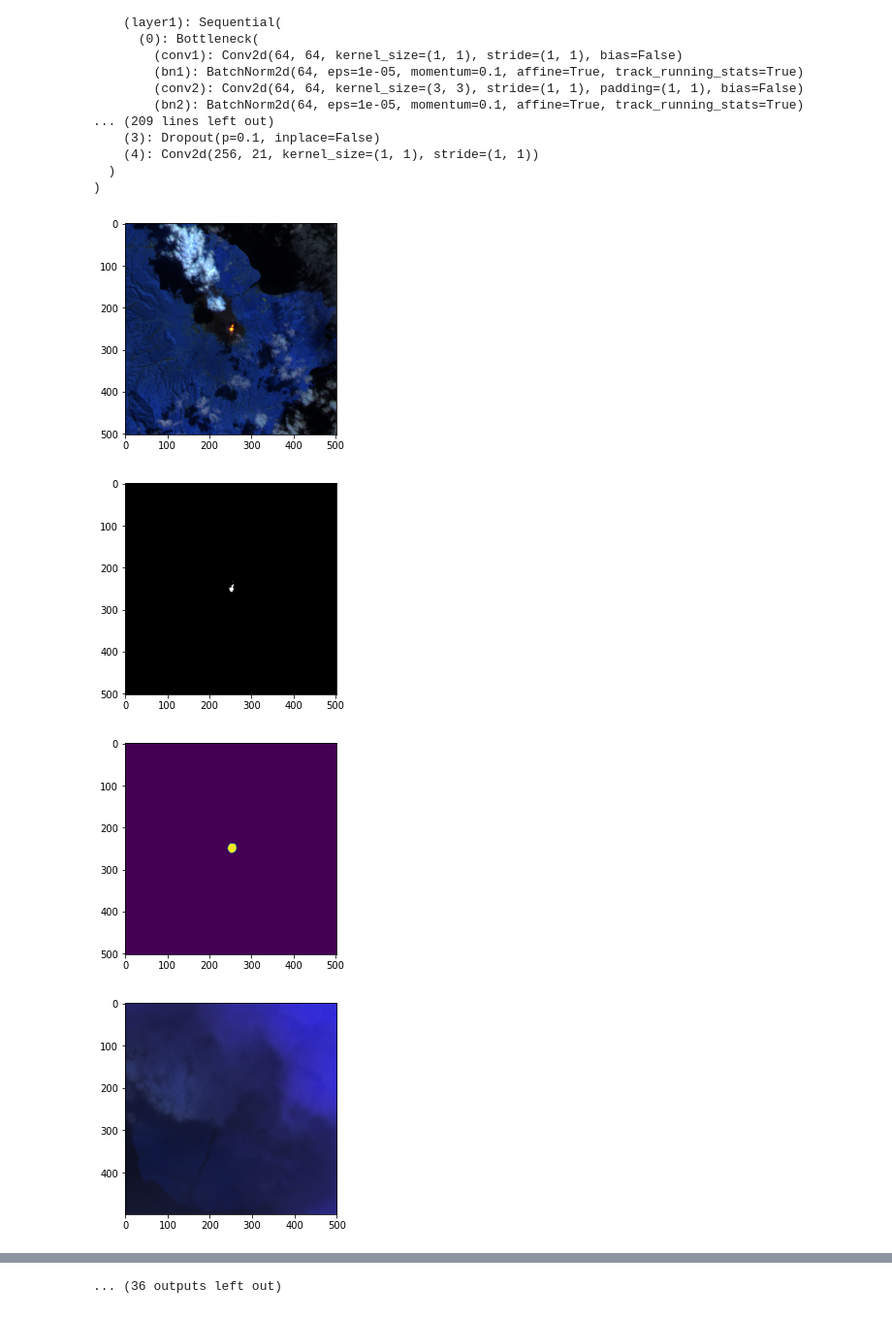
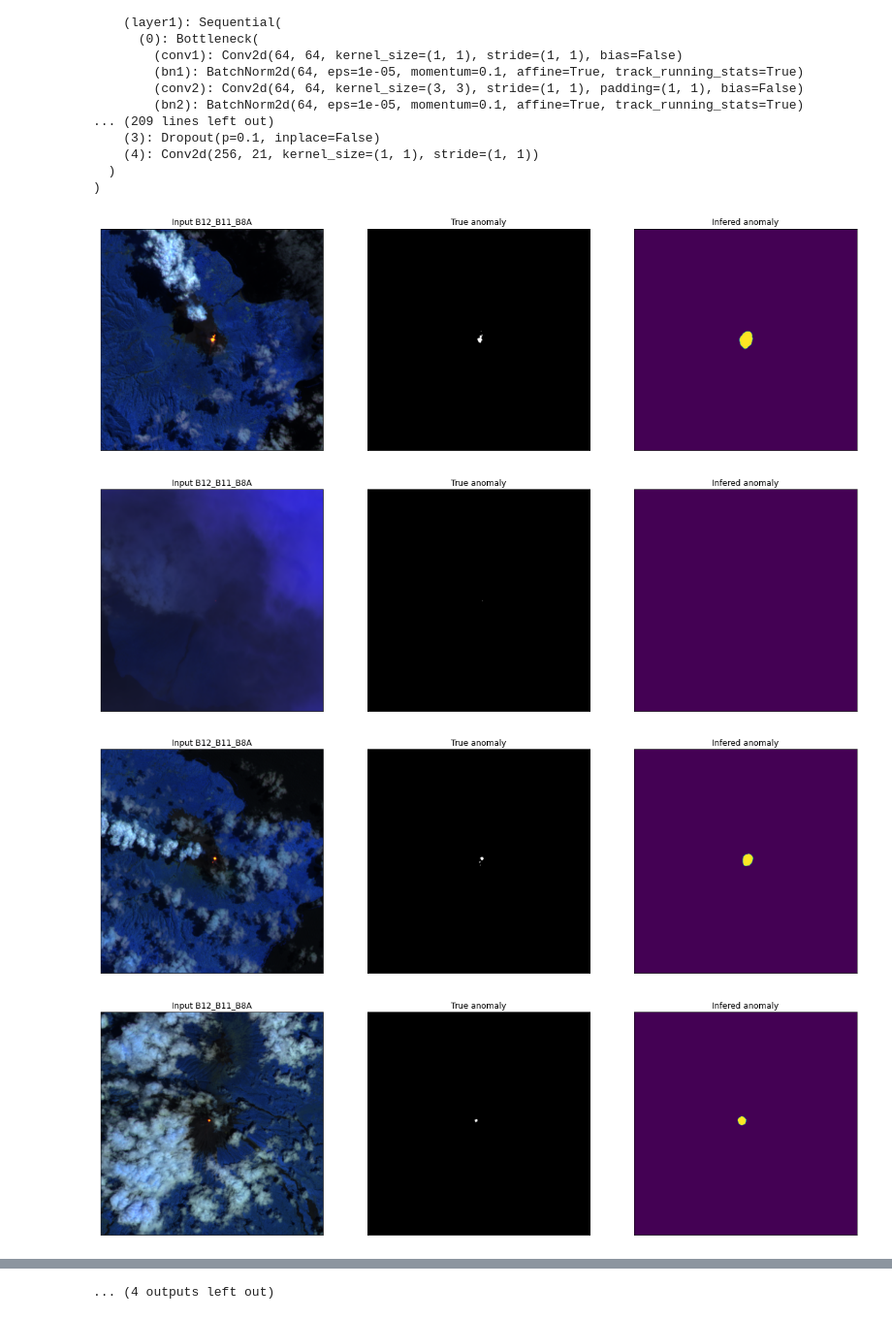
Before and after one commit to rulas99/thermal_anomaly_detection, a Jupyter notebook: InferData.ipynb, the cells around one changed output, grey strips where cells are left out. Shown at 97% size. Drawn from its saved outputs; the diff is of its cells as text; code cells hidden in the pictures.

```diff
--- a/InferData.ipynb
+++ b/InferData.ipynb
@@ -13,7 +13,7 @@ imagePath = read_csv('/content/drive/MyDrive/Inge/segment_sentinel2_hotspot/test
 test_paths = list(imagePath.ori_path)
 test_paths_a = list(imagePath.label_path)
 # %%
-modelPath = "/content/drive/MyDrive/Inge/segment_sentinel2_hotspot/Models_2/model_950.torch"  # Path to trained model
+modelPath = "/content/drive/MyDrive/Inge/segment_sentinel2_hotspot/Models_2/model_2030.torch"  # Path to trained model
 height=width=500
 # %%
 device = torch.device('cuda') if torch.cuda.is_available() else torch.device('cpu')
@@ -21,7 +21,7 @@ Net = torchvision.models.segmentation.deeplabv3_resnet50(pretrained=True) # Load
 Net.classifier[4] = torch.nn.Conv2d(256, 2, kernel_size=(1, 1), stride=(1, 1)) # Change final layer to 3 classes
 Net = Net.to(device) # Set net to GPU or CPU
 
-Net.load_state_dict(torch.load(modelPath)) # Load trained model
+Net.load_state_dict(torch.load(modelPath, map_location=torch.device('cpu'))) # Load trained model
 Net.eval() # Set to evaluation mode
 # %% [output]
 Downloading: "https://download.pytorch.org/models/deeplabv3_resnet50_coco-cd0a2569.pth" to /root/.cache/torch/hub/checkpoints/deeplabv3_resnet50_coco-cd0a2569.pth
@@ -46,25 +46,30 @@ DeepLabV3(
 transformImg=tf.Compose([tf.ToPILImage(),tf.Resize((height,width)),tf.ToTensor(),])
 # %%
 for i,j in zip(test_paths,test_paths_a):
+
+  plt.figure(figsize=(20,13))
+
+  plt.subplot(1, 3, 1, title='Input B12_B11_B8A', xticks=[], yticks=[])
   Img = cv2.imread(i) # load test image
   height_orgin , widh_orgin ,d = Img.shape # Get image original size
   plt.imshow(Img[:,:,::-1])  # Show image
-  plt.show()
 
+  plt.subplot(1, 3, 2, title='True anomaly', xticks=[], yticks=[])
   ann = cv2.imread(j) # load real label image
   plt.imshow(ann[:,:,::-1])
-  plt.show()
 
+  plt.subplot(1, 3, 3, title='Infered anomaly', xticks=[], yticks=[])
   Img = transformImg(Img)  # Transform to pytorch
   Img = torch.autograd.Variable(Img, requires_grad=False).to(device).unsqueeze(0)
   with torch.no_grad():
       Prd = Net(Img)['out']  # Run net
   Prd = tf.Resize((height_orgin,widh_orgin))(Prd[0]) # Resize to origninal size
   seg = torch.argmax(Prd, 0).cpu().detach().numpy()  # Get  prediction classes
   plt.imshow(seg)  # display image
+
   plt.show()
 # %% [output]
-[figure, old version]
+[figure, new version]
-[figure, old version]
+[figure, new version]
-[figure, old version]
+[figure, new version]
-[figure, old version]
+[figure, new version]
@@ -79 +84 @@ for i,j in zip(test_paths,test_paths_a):
-... (36 outputs left out)
+... (4 outputs left out)
```
Also changed, not shown: parts of 1 cell of this notebook.
